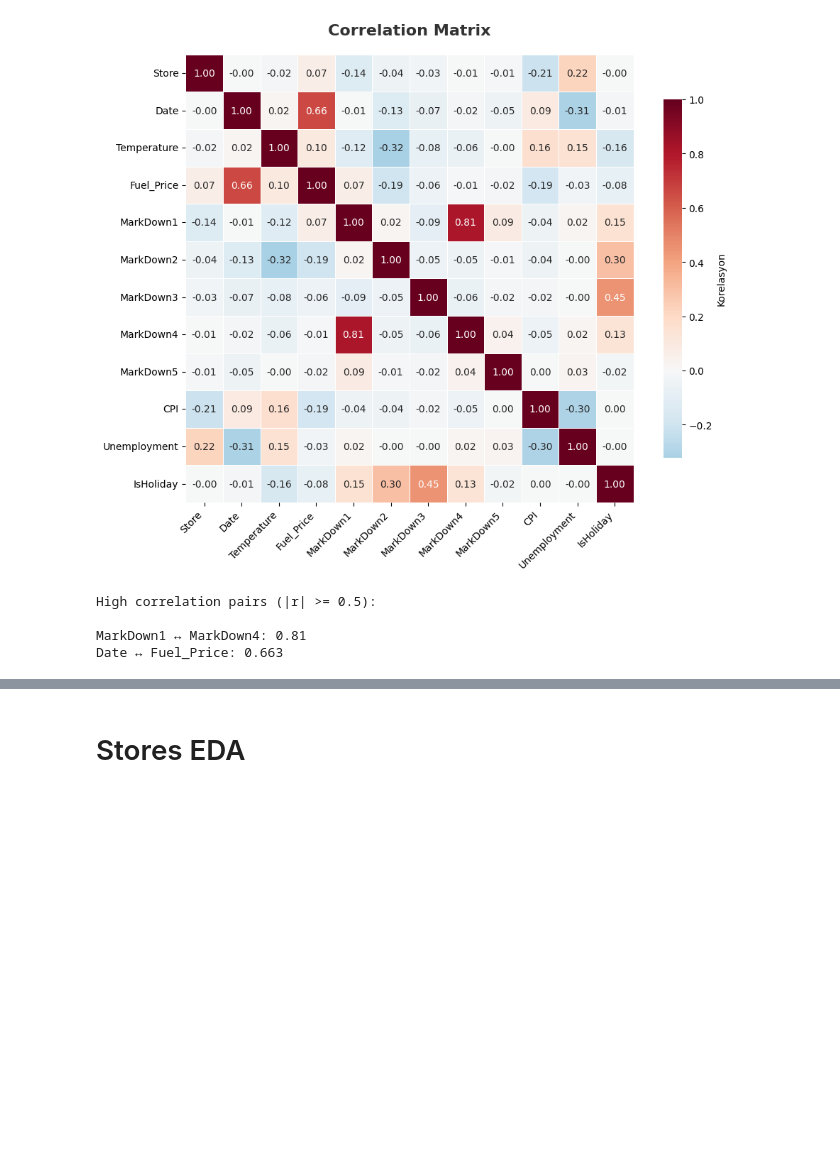
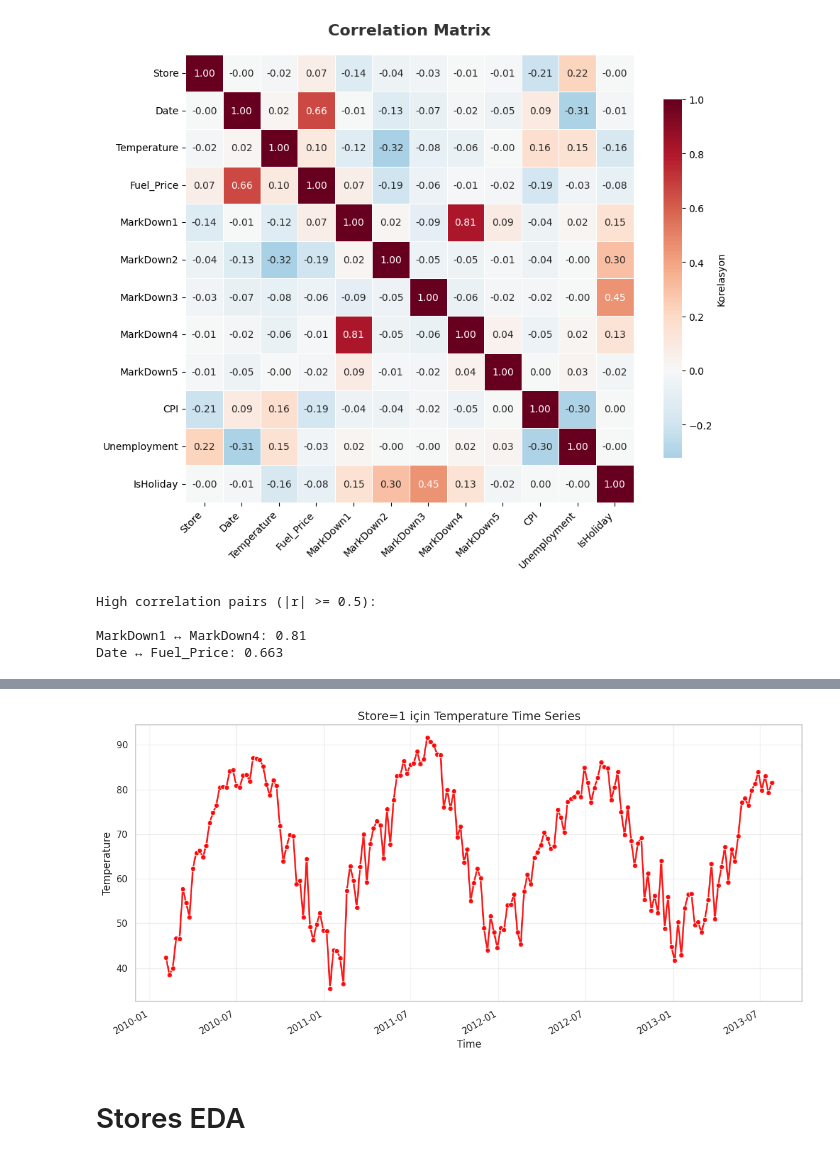
Before and after one commit to BarkinTopcu/Walmart_EDA, a Jupyter notebook: Walmart_EDA.ipynb, the cells around one changed output, grey strips where cells are left out. Cells and saved outputs as stored; diff of their text form; code cells hidden in the pictures; blank space fills up the shorter version.

```diff
--- a/Walmart_EDA.ipynb
+++ b/Walmart_EDA.ipynb
@@ -213,3 +280,30 @@ def plot_corr_matrix(
+# %%
+def plot_timeseries(df: pd.DataFrame,
+                    time_col: str,
+                    feature_col: str,
+                    filter_col: str,
+                    filter_target,
+                    color: str = "C0"):
+    df = df.copy()
+    df[time_col] = pd.to_datetime(df[time_col])
+    filtered = df[df[filter_col] == filter_target]
+
+    if filtered.empty:
+        print(f"⚠️ Filter sonucunda veri bulunamadı: {filter_col}={filter_target}")
+        return
+
+    sns.set_theme(style="whitegrid")
+    plt.figure(figsize=(12, 6))
+    sns.lineplot(x=time_col, y=feature_col, data=filtered,
+                 marker="o", linewidth=2, alpha=0.9, color=color)
+
+    plt.title(f"{filter_col}={filter_target} için {feature_col} Time Series", fontsize=14)
+    plt.xlabel("Time")
+    plt.ylabel(feature_col)
+    plt.grid(alpha=0.3)
+    plt.xticks(rotation=30, ha="right")
+    plt.tight_layout()
+    plt.show()
 # %% [markdown]
 # Train DF EDA
 # %%
@@ -286,2 +408,7 @@ Date ↔ Fuel_Price: 0.663
+# %%
+plot_timeseries(features_df, time_col="Date", feature_col="Temperature",
+                filter_col="Store", filter_target=1, color="red")
+# %% [output]
+[figure, added]
 # %% [markdown]
 # Stores EDA
```
Also changed, not shown: parts of 11 cells of this notebook.
